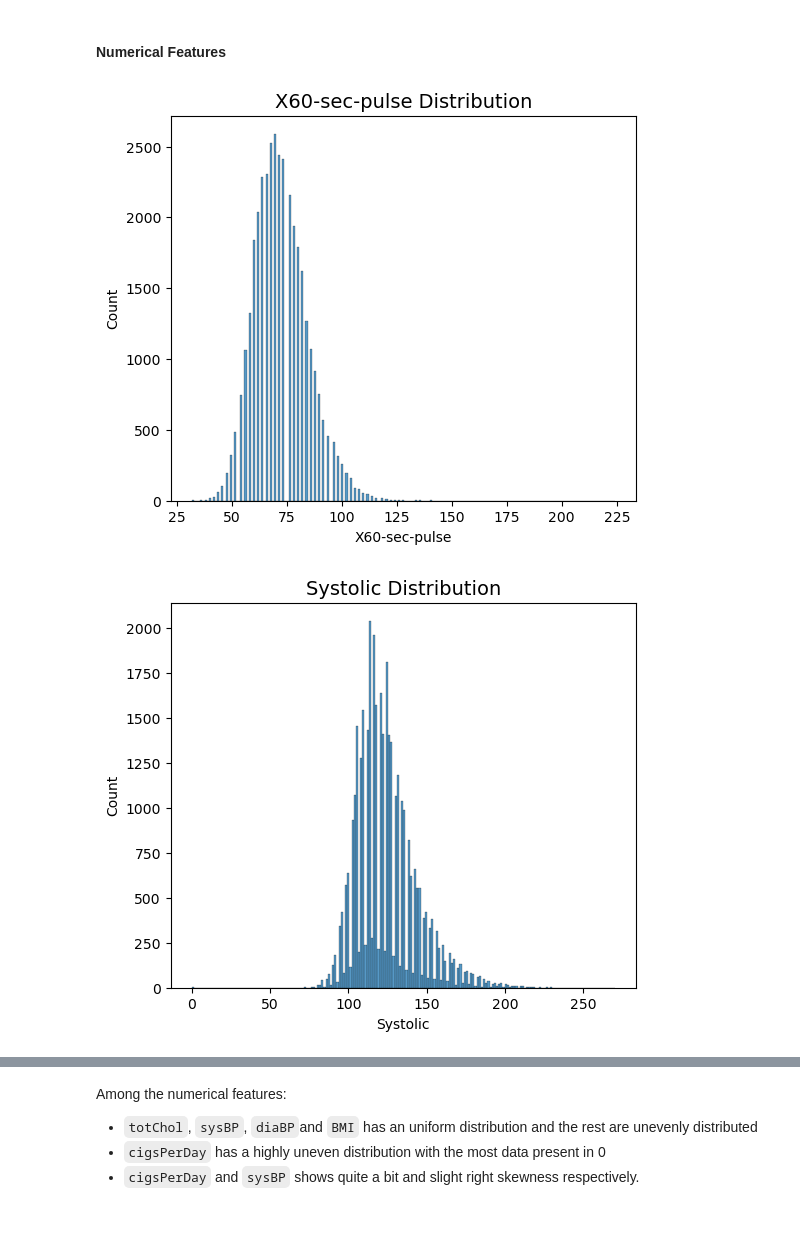
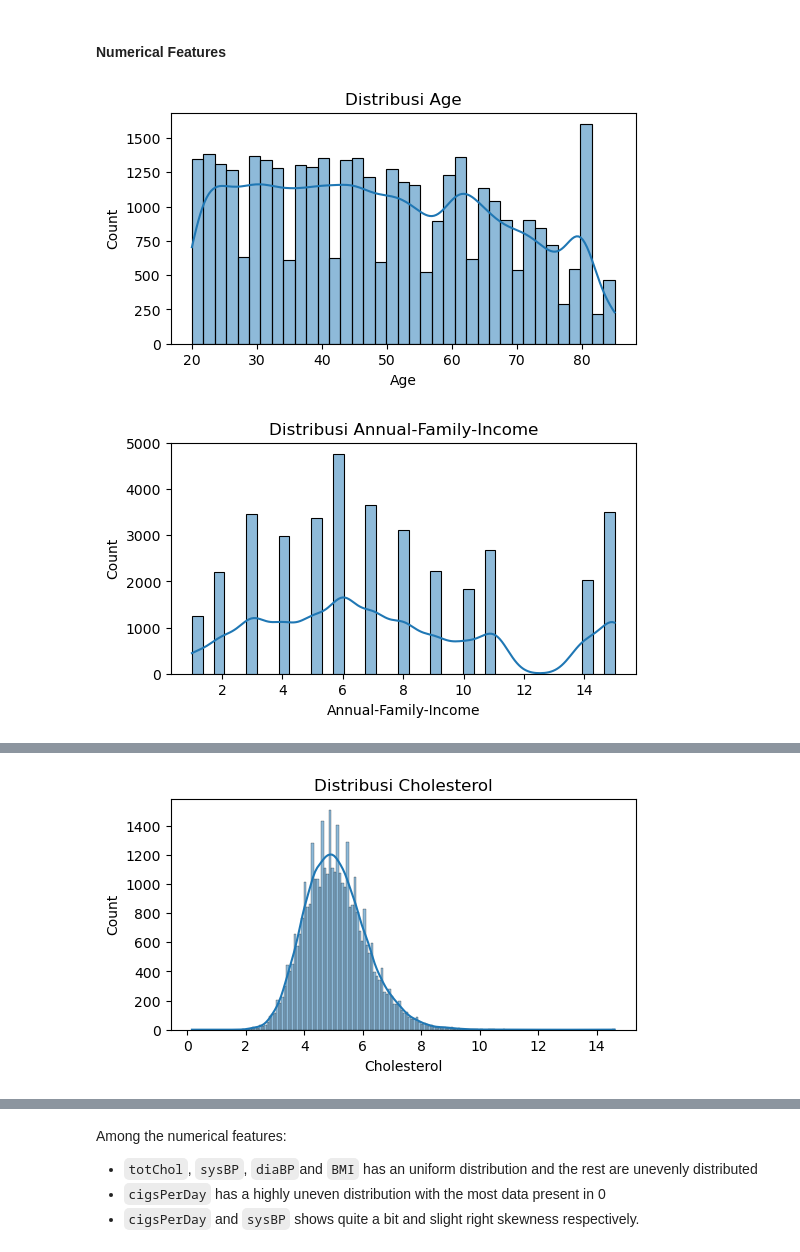
Before and after one commit to emilhrdnsy/Coronary-Heart-Disease-Prediction-master, a Jupyter notebook: Heart_Disease_Prediction modified.ipynb, the cells around one changed output, grey strips where cells are left out. Drawn from its saved outputs; the diff is of its cells as text; code cells hidden in the pictures; blank space fills up the shorter version.

Commit message:
tambah analisis fitur kategorikal dan numerikal

```diff
--- a/Heart_Disease_Prediction modified.ipynb
+++ b/Heart_Disease_Prediction modified.ipynb
@@ -74,2 +114,7 @@ plt.show()
 # %%
 categorical_features = ['Gender', 'Vigorous-work', 'Moderate-work', 'Health-Insurance', 'Diabetes', 'Blood-Rel-Diabetes', 'Blood-Rel-Stroke']
+for feature in categorical_features:
+    plt.figure(figsize=(6, 4))
+    sns.countplot(x=feature, data=data)
+    plt.title(f'Distribusi {feature}')
+    plt.show()
@@ -114,12 +132,20 @@ Among the categorical features:
 # %% [markdown]
 #### Numerical Features
 # %%
-numeric_features = ['X60-sec-pulse', 'Systolic', 'Diastolic', 'Body-Mass-Index', 'Cholesterol', 'Glucose', 'Glycohemoglobin', 'Vigorous-work', 'Moderate-work']
-for feature in numeric_features:
-    plt.figure(figsize=(6, 5), facecolor='w')
-    sns.histplot(data[feature])
-    plt.title('{} Distribution'.format(feature), fontsize=14)
+#visualisasi distribusi untuk fitur numerikal menggunakan histogram.
+numerical_features = ['Age', 'Annual-Family-Income', 'Ratio-Family-Income-Poverty',
+                    'X60-sec-pulse', 'Systolic', 'Diastolic', 'Body-Mass-Index',
+                    'White-Blood-Cells', 'Hemoglobin', 'Cholesterol',
+                    'Glucose', 'Glycohemoglobin']
+
+# Menghapus fitur kategorikal yang mungkin secara tidak sengaja dianggap sebagai numerik
+numerical_features = [feature for feature in numerical_features if feature not in categorical_features]
+
+for feature in numerical_features:
+    plt.figure(figsize=(6, 3))
+    sns.histplot(data[feature], kde=True)
+    plt.title(f'Distribusi {feature}')
     plt.show()
 # %% [output]
-[figure, old version]
+[figure, new version]
-[figure, old version]
+[figure, new version]
@@ -132,0 +159 @@ for feature in numeric_features:
+[figure, added]
```
Also changed, not shown: parts of 12 cells of this notebook.
